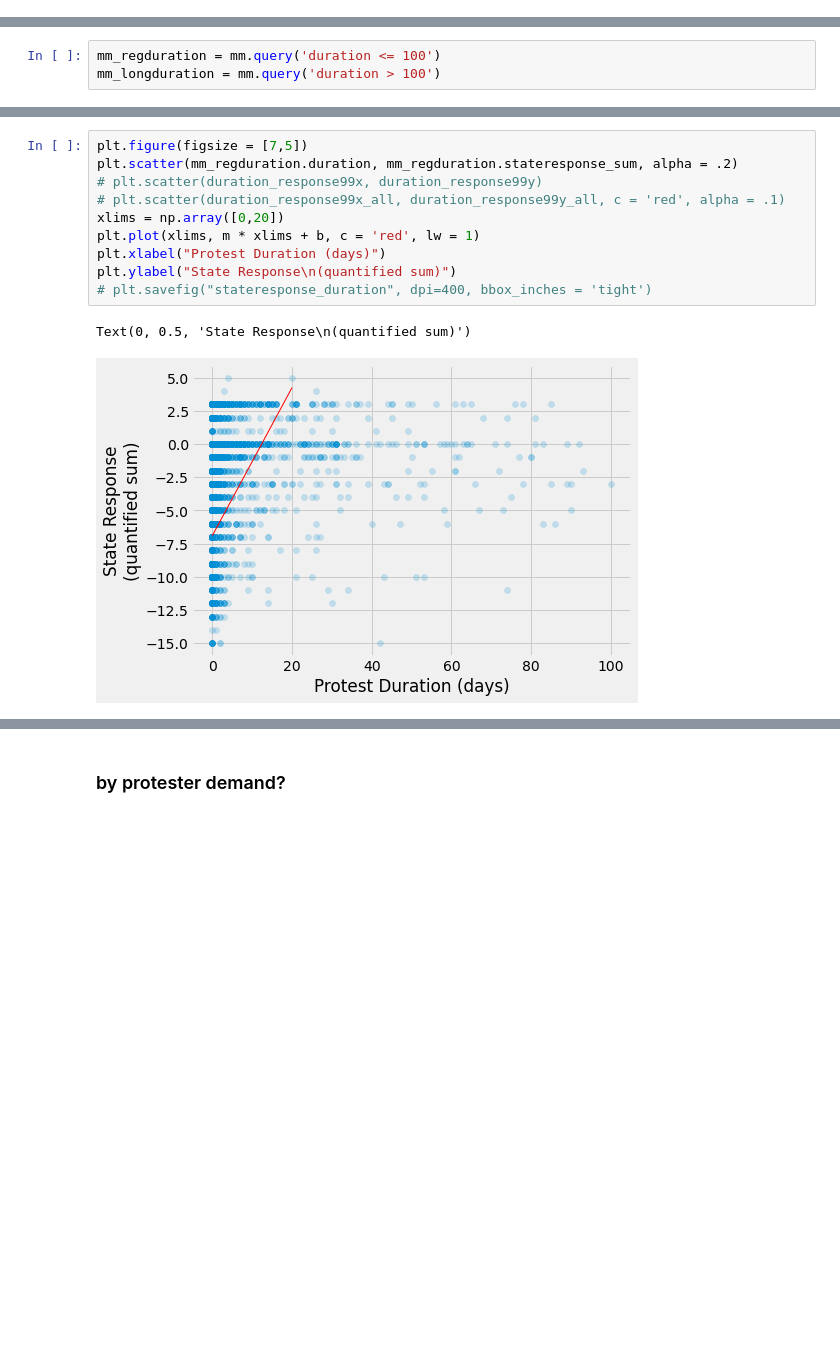
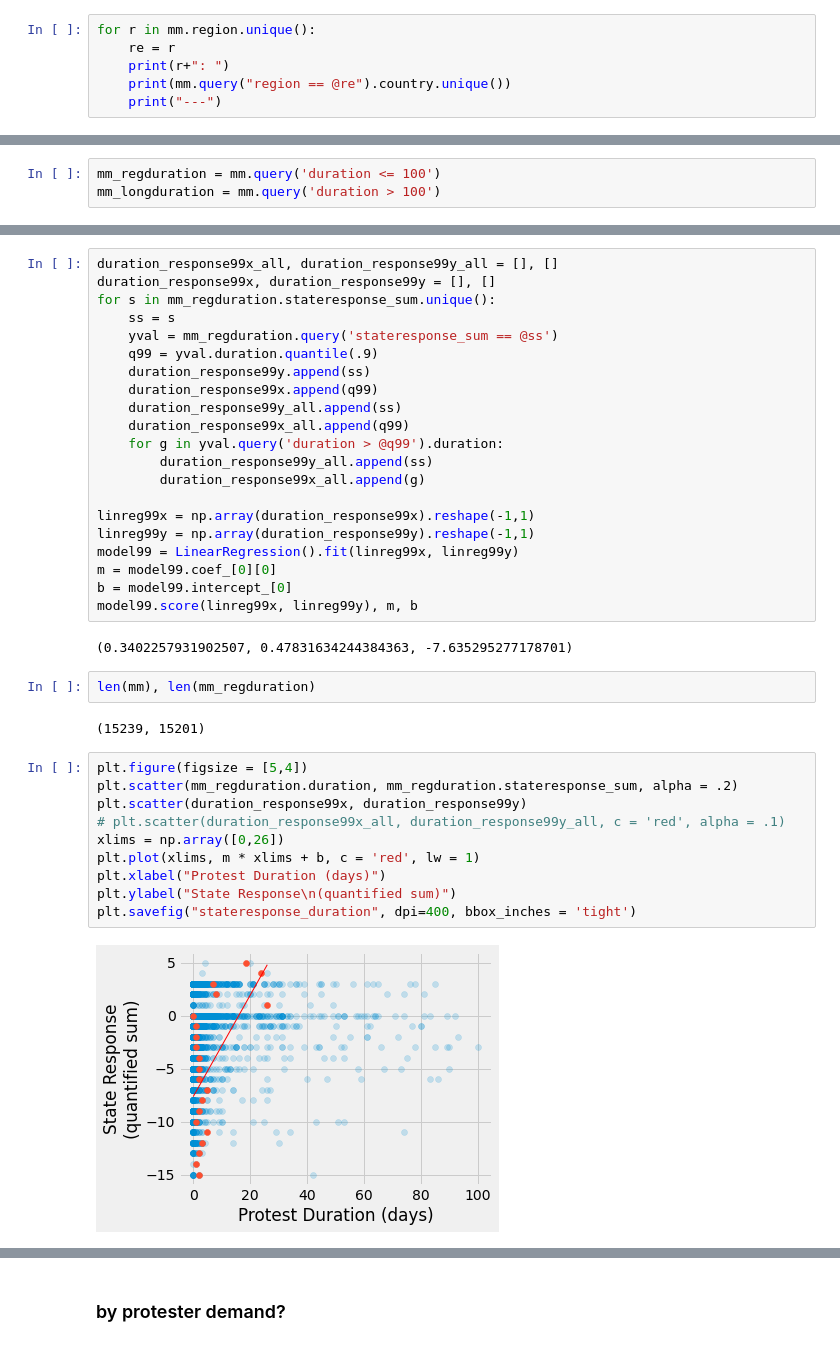
Before and after one commit to graceshaoy/119midterm-Mass-Mobilization, a Jupyter notebook: analyze_data.ipynb, the cells around one changed output, grey strips where cells are left out. Drawn from its saved outputs; the diff is of its cells as text; blank space fills up the shorter version.

```diff
--- a/analyze_data.ipynb
+++ b/analyze_data.ipynb
@@ -32,3 +32,9 @@ mm.stateresponse1.unique()
 # %% [output]
 array(['ignore', 'accomodation', 'crowd dispersal', 'arrests',
        'shootings', 'beatings', 'killings', nan], dtype=object)
+# %%
+for r in mm.region.unique():
+    re = r
+    print(r+": ")
+    print(mm.query("region == @re").country.unique())
+    print("---")
@@ -151,13 +209,39 @@ model99.score(linreg99x, linreg99y)
+# %%
+duration_response99x_all, duration_response99y_all = [], []
+duration_response99x, duration_response99y = [], []
+for s in mm_regduration.stateresponse_sum.unique():
+    ss = s
+    yval = mm_regduration.query('stateresponse_sum == @ss')
+    q99 = yval.duration.quantile(.9)
+    duration_response99y.append(ss)
+    duration_response99x.append(q99)
+    duration_response99y_all.append(ss)
+    duration_response99x_all.append(q99)
+    for g in yval.query('duration > @q99').duration:
+        duration_response99y_all.append(ss)
+        duration_response99x_all.append(g)
+
+linreg99x = np.array(duration_response99x).reshape(-1,1)
+linreg99y = np.array(duration_response99y).reshape(-1,1)
+model99 = LinearRegression().fit(linreg99x, linreg99y)
+m = model99.coef_[0][0]
+b = model99.intercept_[0]
+model99.score(linreg99x, linreg99y), m, b
+# %% [output]
+(0.3402257931902507, 0.47831634244384363, -7.635295277178701)
+# %%
+len(mm), len(mm_regduration)
+# %% [output]
+(15239, 15201)
 # %%
-plt.figure(figsize = [7,5])
+plt.figure(figsize = [5,4])
 plt.scatter(mm_regduration.duration, mm_regduration.stateresponse_sum, alpha = .2)
-# plt.scatter(duration_response99x, duration_response99y)
+plt.scatter(duration_response99x, duration_response99y)
 # plt.scatter(duration_response99x_all, duration_response99y_all, c = 'red', alpha = .1)
-xlims = np.array([0,20])
+xlims = np.array([0,26])
 plt.plot(xlims, m * xlims + b, c = 'red', lw = 1)
 plt.xlabel("Protest Duration (days)")
 plt.ylabel("State Response\n(quantified sum)")
-# plt.savefig("stateresponse_duration", dpi=400, bbox_inches = 'tight')
+plt.savefig("stateresponse_duration", dpi=400, bbox_inches = 'tight')
 # %% [output]
-Text(0, 0.5, 'State Response\n(quantified sum)')
-[figure, old version]
+[figure, new version]
```
Also changed, not shown: parts of 33 cells of this notebook.
